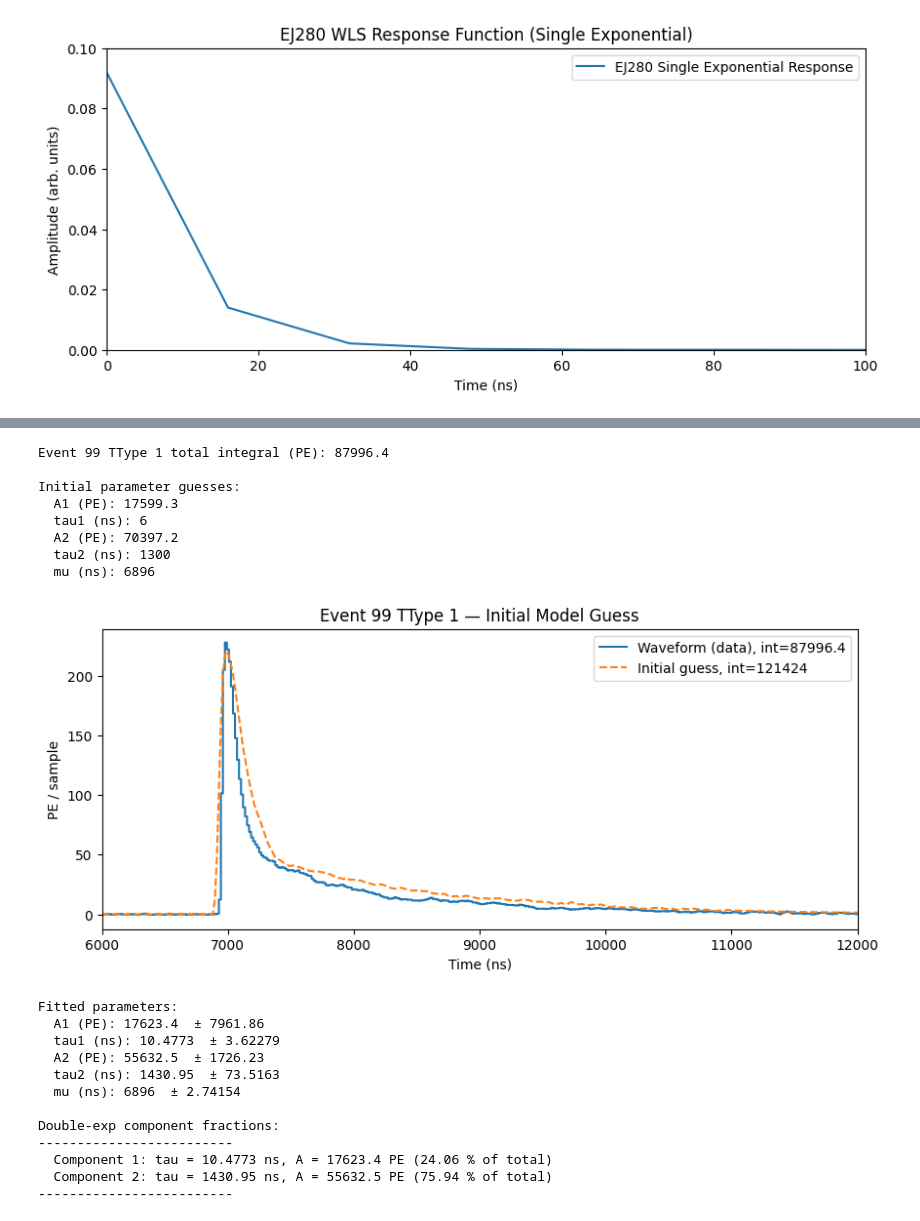
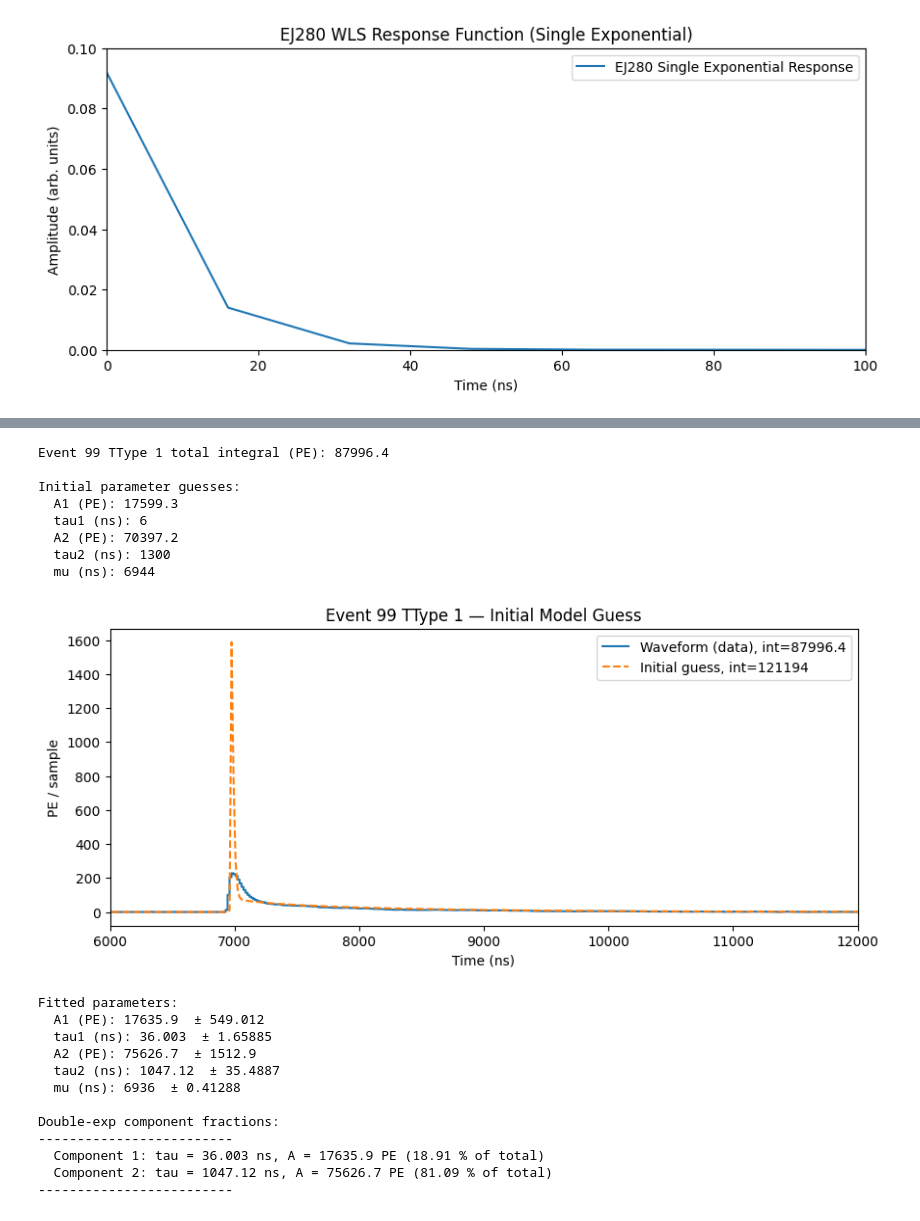
Before and after one commit to jvmead/lrs_tutorials, a Jupyter notebook: lrs_tutorial_5.ipynb, the cells around one changed output, grey strips where cells are left out. Cells and saved outputs as stored; diff of their text form; code cells hidden in the pictures.

```diff
--- a/lrs_tutorial_5.ipynb
+++ b/lrs_tutorial_5.ipynb
@@ -517,0 +564,34 @@ t_peak_ns = np.argmax(wls_spe_pulse) * bin_width_ns
+# %%
+# add 0,0 to beginning of the pulse
+conv00 = wls_lifetime #np.concatenate(([0.0], total_pulse))
+# get fwhm of conv00
+fwhm = 0.0
+half_max = np.max(conv00) / 2.0
+indices_above_half_max = np.where(conv00 >= half_max)[0]
+if len(indices_above_half_max) >= 2:
+    fwhm = (indices_above_half_max[-1] - indices_above_half_max[0]) * bin_width_ns
+    print(f'FWHM of combined WLS + SiPM pulse: {fwhm:.2f} ns')
+else:
+    print('Could not determine FWHM of combined WLS + SiPM pulse.')
+
+# import gaussian PDF
+from scipy.stats import norm
+
+# define gaussian
+x = np.arange(0, len(conv00)) * bin_width_ns
+mu = t_peak_ns + bin_width_ns  # center at the peak of the combined response
+gauss = norm.pdf(x, loc=t_peak_ns+bin_width_ns, scale=fwhm/2.355)
+#gauss2 = norm.pdf(x, loc=140, scale=fwhm/5.0)/2.5
+gauss2 = norm.pdf(x, loc=40, scale=10)
+# plot the combined wls + sipm response zoomed in around the peak and overlay a gaussian to approximate
+plt.figure(figsize=(10,4))
+plt.plot(x, conv00, label='Combined Pulse')
+# overlay gaussian
+plt.plot(x, gauss, linestyle='--', label='Gaussian Approximation')
+plt.plot(x, gauss2, linestyle=':', label='Gaussian Substitute')
+plt.title('Combined WLS + SiPM Pulse Response with Gaussian Approximation')
+plt.xlabel('Time (ns)')
+plt.ylabel('Amplitude (arb. units)')
+plt.xlim(0, 600)
+plt.legend()
+plt.show()
@@ -755,40 +838,40 @@ print("")
 # plot initial guess against data
 initial_model = double_exp_spe_response(
     t_ns,
     initial_guess[0],
     initial_guess[1],
     initial_guess[2],
     initial_guess[3],
     initial_guess[4],
-    wls_spe_pulse
+    conv00
 )
 
 plt.figure(figsize=(10,4))
 wvfm_int = np.trapz(wvfm, dx=bin_width_ns)
 guess_int = np.trapz(initial_model, dx=bin_width_ns)
 plt.plot(t_ns, wvfm, label=f'Waveform (data), int={wvfm_int:.6g}', color='C0', drawstyle='steps-post')
 plt.plot(t_ns, initial_model, label=f'Initial guess, int={guess_int:.6g}', color='C1', linestyle='--')
 plt.xlabel('Time (ns)')
 plt.ylabel('PE / sample')
 plt.title(f'Event {evt} TType {ttype_idx} — Initial Model Guess')
 plt.legend()
 #plt.xlim(0, n_samples*bin_width_ns)
 plt.xlim(6000, 12000)
 plt.show()
 # %% [output]
 Event 99 TType 1 total integral (PE): 87996.4
 
 Initial parameter guesses:
   A1 (PE): 17599.3
   tau1 (ns): 6
   A2 (PE): 70397.2
   tau2 (ns): 1300
-  mu (ns): 6896
+  mu (ns): 6944
-[figure, old version]
+[figure, new version]
 # %%
 # --- Build model that expects t in ns ---------------------------------------
 # Ensure your model uses dt inferred from t (so ns is consistent end-to-end)
-fmodel = double_exp_spe_response_fit(wls_spe_pulse)  # must accept (t_in_same_units, *params)
+fmodel = double_exp_spe_response_fit(conv00)  # must accept (t_in_same_units, *params)
 
 # --- Perform fit -------------------------------------------------------------
 popt_double, pcov_double = curve_fit(
@@ -855,16 +938,16 @@ for i, (tau, A) in enumerate(components):
 print("-------------------------\n")
 # %% [output]
 Fitted parameters:
-  A1 (PE): 17623.4  ± 7961.86
-  tau1 (ns): 10.4773  ± 3.62279
-  A2 (PE): 55632.5  ± 1726.23
-  tau2 (ns): 1430.95  ± 73.5163
-  mu (ns): 6896  ± 2.74154
+  A1 (PE): 17635.9  ± 549.012
+  tau1 (ns): 36.003  ± 1.65885
+  A2 (PE): 75626.7  ± 1512.9
+  tau2 (ns): 1047.12  ± 35.4887
+  mu (ns): 6936  ± 0.41288
 
 Double-exp component fractions:
 -------------------------
-  Component 1: tau = 10.4773 ns, A = 17623.4 PE (24.06 % of total)
-  Component 2: tau = 1430.95 ns, A = 55632.5 PE (75.94 % of total)
+  Component 1: tau = 36.003 ns, A = 17635.9 PE (18.91 % of total)
+  Component 2: tau = 1047.12 ns, A = 75626.7 PE (81.09 % of total)
 -------------------------
 # %%
 # Wrap plotting into a function for reuse: double fit version
```
Also changed, not shown: parts of 10 cells of this notebook, 1 other file.
